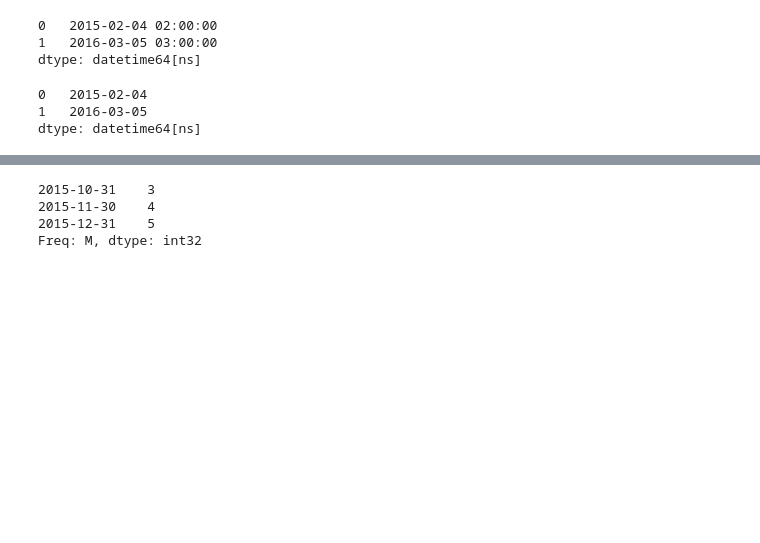
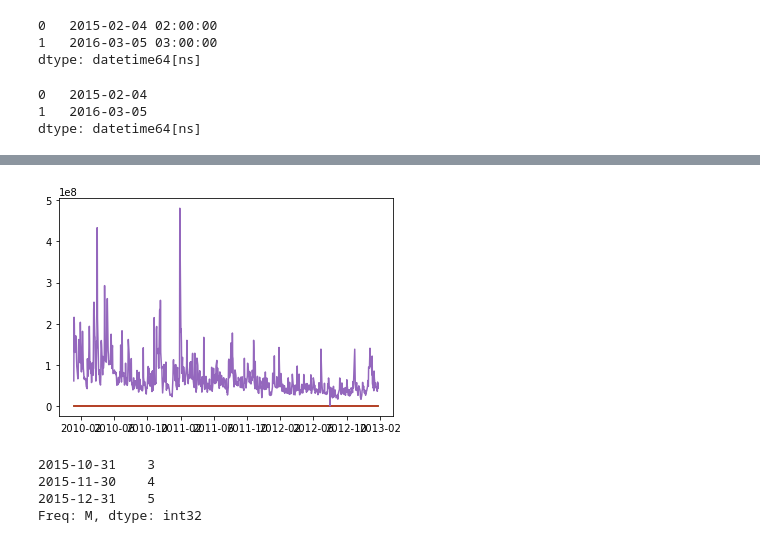
Before and after one commit to gpguerra7/Springboard-Exercises, a Jupyter notebook: TimeSeriesAnalysisWithPython-master/3. Reading in data and making sensible data frames.ipynb, the cells around one changed output, grey strips where cells are left out. Cells and saved outputs as stored; diff of their text form; code cells hidden in the pictures; blank space fills up the shorter version.

```diff
--- a/TimeSeriesAnalysisWithPython-master/3. Reading in data and making sensible data frames.ipynb
+++ b/TimeSeriesAnalysisWithPython-master/3. Reading in data and making sensible data frames.ipynb
@@ -132,8 +146,17 @@ dtype: datetime64[ns]
 # %%
 # Go get your own time series data, load it in, and see what you can see
 # Hint: http://pandas.pydata.org/pandas-docs/stable/remote_data.html
+import pandas_datareader.data as web
+import datetime
+start = datetime.datetime(2010, 1, 1)
+end = datetime.datetime(2013, 1, 27)
+f = web.DataReader("F", 'google', start, end)
 # %%
 # 1. plot 2. get range of dates 3. convert between time and period index
+plt.plot(f)
+plt.show()
+# %% [output]
+[figure, added]
 # %%
 # Let's experiment with truncate convenience function
 ts = pd.Series(range(10), index = pd.date_range('7/31/2015', freq = 'M', periods = 10))
```
Also changed, not shown: parts of 6 cells of this notebook, 4 other files.
